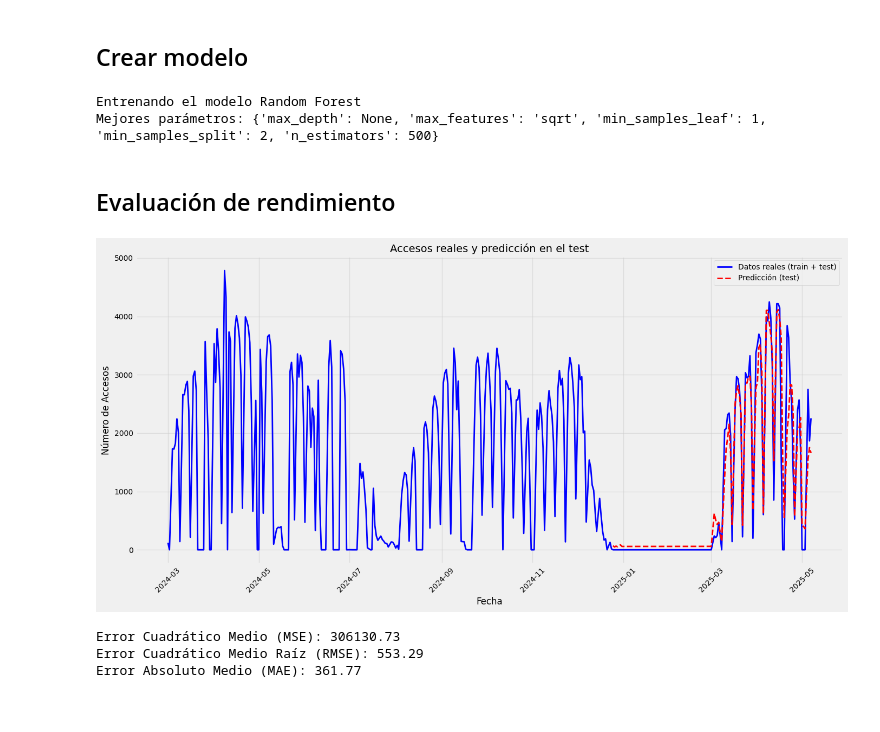
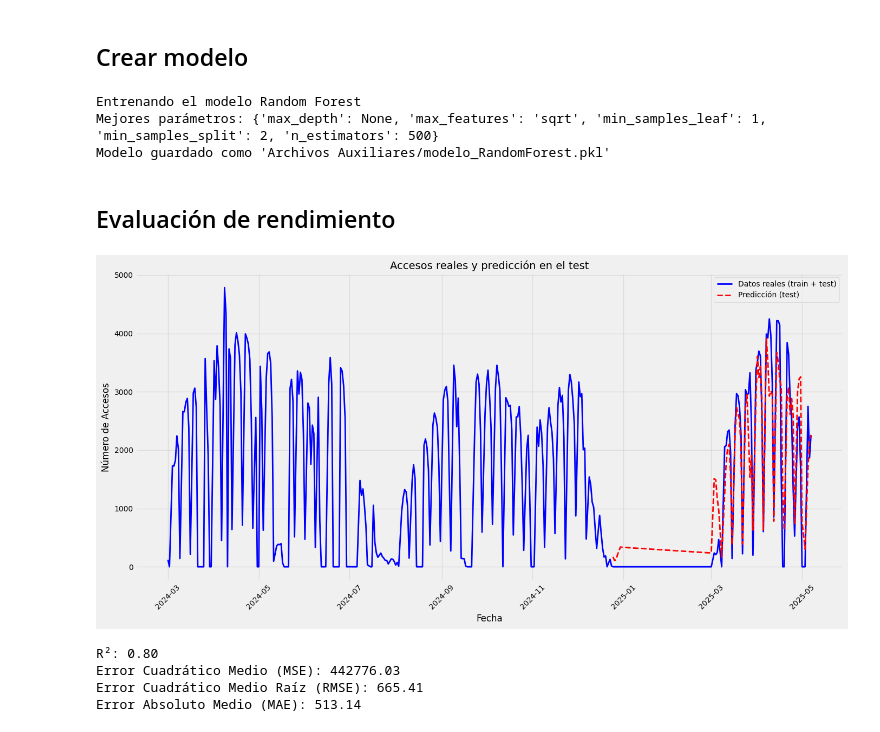
Before and after one commit to BrendanRubilar/IA_Library_Proyect, a Jupyter notebook: LibraryUseRF.ipynb, the cells around one changed output. Saved outputs shown, nothing was run; the diff lists cells and outputs as text; code cells hidden in the pictures.

```diff
--- a/LibraryUseRF.ipynb
+++ b/LibraryUseRF.ipynb
@@ -56,7 +57,7 @@ def agregar_lags(df, columna, lags):
 
 def agregar_medias_moviles(df, columna, ventanas):
     for ventana in ventanas:
-        df[f'media_movil_{ventana}'] = df[columna].rolling(window=ventana, min_periods=1).mean()
+        df[f'media_movil_{ventana}'] = df[columna].shift(1).rolling(window=ventana, min_periods=1).mean()
     return df
 
 def agregar_variables_ciclicas(df, columna_mes, columna_fecha):
@@ -68,7 +69,7 @@ def agregar_variables_ciclicas(df, columna_mes, columna_fecha):
 
 def agregar_ewma(df, columna, spans):
     for span in spans:
-        df[f'ewma_{span}'] = df[columna].ewm(span=span, adjust=False).mean()
+        df[f'ewma_{span}'] = df[columna].shift(1).ewm(span=span, adjust=False).mean()
     return df
 # %% [markdown]
 ## Lectura del dataset
@@ -277,7 +278,7 @@ if "modelo_RandomForest.pkl" not in os.listdir('Archivos Auxiliares'):
         'max_depth': [3, 5, 8, None],
         'min_samples_split': [2, 5, 10],
         'min_samples_leaf': [1, 2, 4],
-        'max_features': ['auto', 'sqrt', 'log2']
+        'max_features': [None, 'sqrt', 'log2']
     }
 
     grid_search = GridSearchCV(
@@ -290,7 +291,6 @@ if "modelo_RandomForest.pkl" not in os.listdir('Archivos Auxiliares'):
     grid_search.fit(X_train_final, y_train_final)
     print(f'Mejores parámetros: {grid_search.best_params_}')
 
-    # Entrena el mejor modelo
     best_params = grid_search.best_params_
     model = RandomForestRegressor(**best_params, random_state=42)
     model.fit(X_train_final, y_train_final)
@@ -302,6 +302,7 @@ else:
 # %% [output]
 Entrenando el modelo Random Forest
 Mejores parámetros: {'max_depth': None, 'max_features': 'sqrt', 'min_samples_leaf': 1, 'min_samples_split': 2, 'n_estimators': 500}
+Modelo guardado como 'Archivos Auxiliares/modelo_RandomForest.pkl'
 # %% [markdown]
 ## Evaluación de rendimiento
 # %%
@@ -310,28 +311,31 @@ predicted = np.maximum(predicted, 0)
 # %%
 fechas = daily_counts_full['Fecha']
 plt.figure(figsize=(14, 7))
 plt.plot(fechas, daily_counts_full['Accesos'], label='Datos reales (train + test)', color='blue', linewidth=2)
 plt.plot(fechas.loc[X_test.index], predicted, label='Predicción (test)', color='red', linestyle='--', linewidth=2)
 plt.title('Accesos reales y predicción en el test', fontsize=14)
 plt.xlabel('Fecha', fontsize=12)
 plt.ylabel('Número de Accesos', fontsize=12)
 plt.xticks(rotation=45)
 plt.legend(fontsize=10)
 plt.grid(alpha=0.5)
 plt.tight_layout()
 plt.show()
 
 mse = mean_squared_error(y_test, predicted)
 rmse = np.sqrt(mse)
 mae = mean_absolute_error(y_test, predicted)
+r2 = r2_score(y_test, predicted)
+print(f"R²: {r2:.2f}")
 print(f"Error Cuadrático Medio (MSE): {mse:.2f}")
 print(f"Error Cuadrático Medio Raíz (RMSE): {rmse:.2f}")
 print(f"Error Absoluto Medio (MAE): {mae:.2f}")
 # %% [output]
-[figure, old version]
+[figure, new version]
-Error Cuadrático Medio (MSE): 306130.73
-Error Cuadrático Medio Raíz (RMSE): 553.29
-Error Absoluto Medio (MAE): 361.77
+R²: 0.80
+Error Cuadrático Medio (MSE): 442776.03
+Error Cuadrático Medio Raíz (RMSE): 665.41
+Error Absoluto Medio (MAE): 513.14
 # %%
 corr_df = daily_counts_full[['Accesos', 'Semana_Certamen','media_movil_7','media_movil_14','media_movil_30',
                       'mes_sin', 'mes_cos', 'dia_semana_sin', 'dia_semana_cos','lag_7', 'lag_14', 'lag_21','ewma_7','ewma_14','ewma_30']].copy()
```
Also changed, not shown: parts of 8 cells of this notebook, 1 other file.
